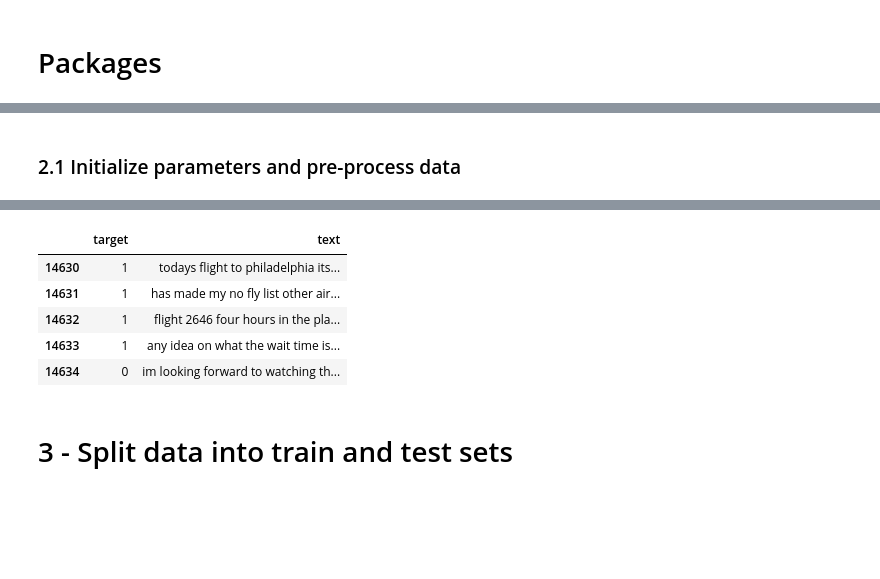
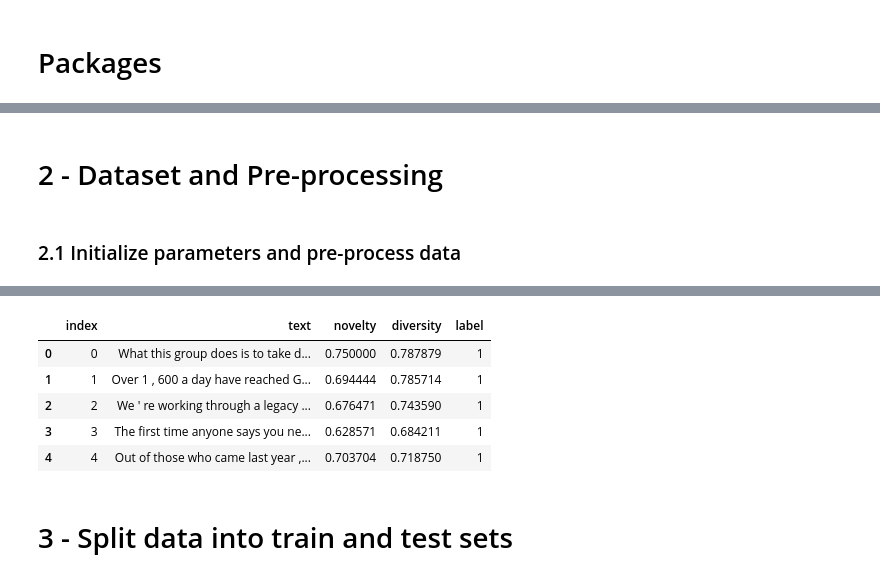
Before and after one commit to debashishc/classification-real-fake-text, a Jupyter notebook: classifier/LSTM/CuDNN_LSTM_v1_0.ipynb, the cells around one changed output, grey strips where cells are left out. Drawn from its saved outputs; the diff is of its cells as text; code cells hidden in the pictures; blank space fills up the shorter version.

```diff
--- a/classifier/LSTM/CuDNN_LSTM_v1_0.ipynb
+++ b/classifier/LSTM/CuDNN_LSTM_v1_0.ipynb
@@ -46,25 +28,70 @@ Using TensorFlow backend.
+# %% [markdown]
+# 2 - Dataset and Pre-processing
 # %% [markdown]
 ### 2.1 Initialize parameters and pre-process data
 # %%
 # FILE_PATH = '/home/hummus/algorithms-other/data/airline_tweets.csv'
-FILE_PATH = 'E:/Classification/algorithms-other/data/airline_tweets.csv'
+# FILE_PATH = 'E:/Classification/algorithms-other/data/airline_tweets.csv'
 
-DATASET = 'airline' #options: 'airline', 'products','apple','self-driving-cars', 'ied'
+METRIC = "jaccard"
+
+labelled_real=f'../../analysis_jaccard/{METRIC}_labelled_real_text.csv'
+labelled_fake=f'../../analysis_jaccard/{METRIC}_labelled_fake_text.csv'
+labelled_fake1=f'../../analysis_word_emb/wmd_labelled_fake_text.csv'
+
+
+real_data = pd.read_csv(labelled_real)
+fake_data = pd.read_csv(labelled_fake)
+fake_data1 = pd.read_csv(labelled_fake1)
+
+# real_data['text'] = real_data['text'].astype('str').str.lower()
+# mask = (real_data['text'].str.len() >= 20)
+# real_data = real_data[mask]
+
+# fake_data['text'] = fake_data['text'].astype('str')
+# mask = (fake_data['text'].str.len() >= 20)
+# fake_data = fake_data[mask]
+
+print(fake_data.head(10))
+
+# fake_data = fake_data[len(real_data['text'].split()) >= 20]
+
+combined_data = real_data.append(fake_data)
+# combined_data = combined_data.append(fake_data1)
+
+y = combined_data['label'].values
+
+# file_dir = os.path.dirname(os.path.realpath('__file__'))
+# filename = os.path.join(file_dir, filepath)
+# filename = os.path.abspath(os.path.realpath(filename))
+
+# data = pd.read_csv(filename)
+
+# sequences = get_sequences(max_features=5000, data=combined_data)
+
+# x = sequences # pre-processed data from step 3
+# print(x)
+y = pd.get_dummies(combined_data['label']).values #turn sentiments into 0 and 1 into a (11538,2) matrix
+print(y)
+
+# DATASET = 'airline' #options: 'airline', 'products','apple','self-driving-cars', 'ied'
 samples = -1 #number of samples to select from the dataset
-cols = [1,10] #columns [1,3] or [1,10] to use from dataset (target and text columns)
+# cols = [1,10] #columns [1,3] or [1,10] to use from dataset (target and text columns)
 
-max_features = 2000 #number of words to consider as features
-max_len = 32# Maximum sequence length-- used in Section 5 for predictions
+max_features = 5000 #number of words to consider as features
+max_len = 50# Maximum sequence length-- used in Section 5 for predictions
+
+data = combined_data
 
 #-----Pre-process and tokenize data into sequences-----#
-data, pos_sent_size, neg_sent_size, neut_sent_size = data_preprocess(samples, DATASET, FILE_PATH, cols, labels = True)
+# data, pos_sent_size, neg_sent_size, neut_sent_size = data_preprocess(samples, DATASET, FILE_PATH, cols, labels = True)
 sequences,tokenizer = keras_tokenizer(data, max_features,'text', max_len)
 
-print('Number of positive sentiments:', pos_sent_size)
-print('Number of negative sentiments:', neg_sent_size)
-print('Number of neutral sentiments:', neut_sent_size)
+# print('Number of positive sentiments:', pos_sent_size)
+# print('Number of negative sentiments:', neg_sent_size)
+# print('Number of neutral sentiments:', neut_sent_size)
 print('The dimensions of the matrix with all sequences is:', sequences.shape)
 print('Sequence corresponding to a tweet:\n', sequences[0])
 pd.set_option('max_colwidth', 100) #sets columns width in DataFrame
-data.tail()
+data.head()
 # %% [output]
@@ -79,9 +115,9 @@ Sequence corresponding to a tweet:
-|  | target | text |
-| 14630 | 1 | todays flight to philadelphia its... |
-| 14631 | 1 | has made my no fly list other air... |
-| 14632 | 1 | flight 2646 four hours in the pla... |
-| 14633 | 1 | any idea on what the wait time is... |
-| 14634 | 0 | im looking forward to watching th... |
+|  | index | text | novelty | diversity | label |
+| 0 | 0 | What this group does is to take d... | 0.750000 | 0.787879 | 1 |
+| 1 | 1 | Over 1 , 600 a day have reached G... | 0.694444 | 0.785714 | 1 |
+| 2 | 2 | We ' re working through a legacy ... | 0.676471 | 0.743590 | 1 |
+| 3 | 3 | The first time anyone says you ne... | 0.628571 | 0.684211 | 1 |
+| 4 | 4 | Out of those who came last year ,... | 0.703704 | 0.718750 | 1 |
 # %% [markdown]
 # 3 - Split data into train and test sets
 # %%
```
Also changed, not shown: parts of 9 cells of this notebook, 7 other files.
